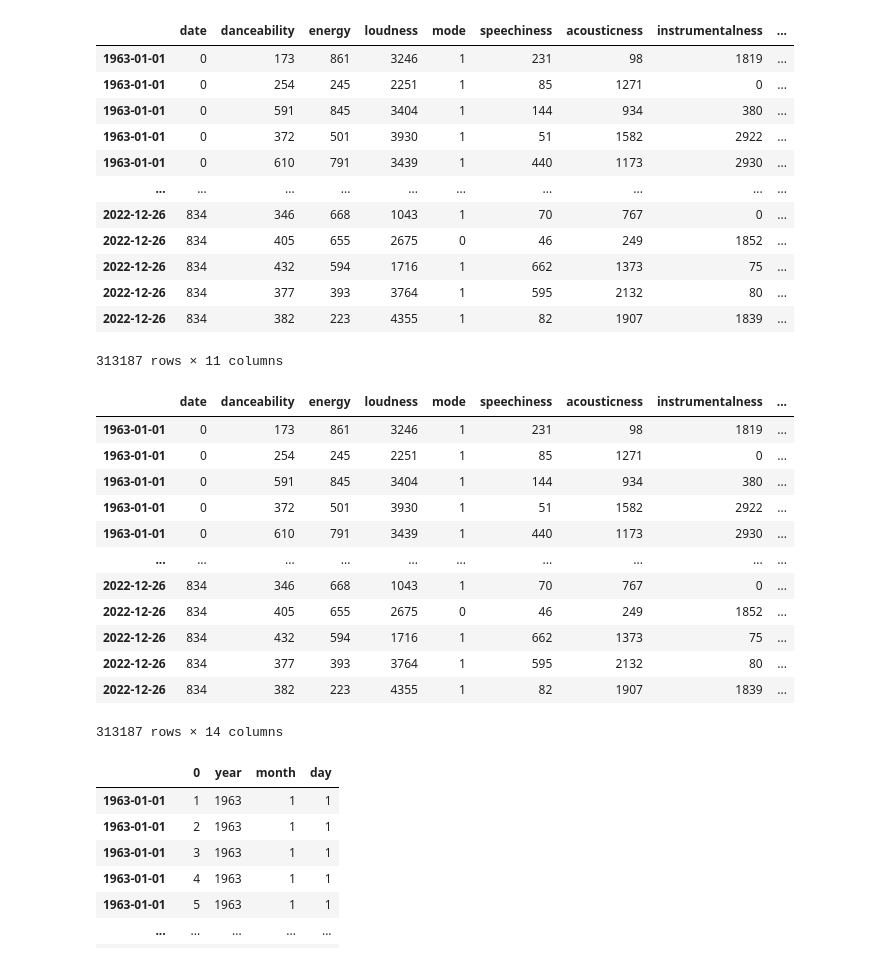
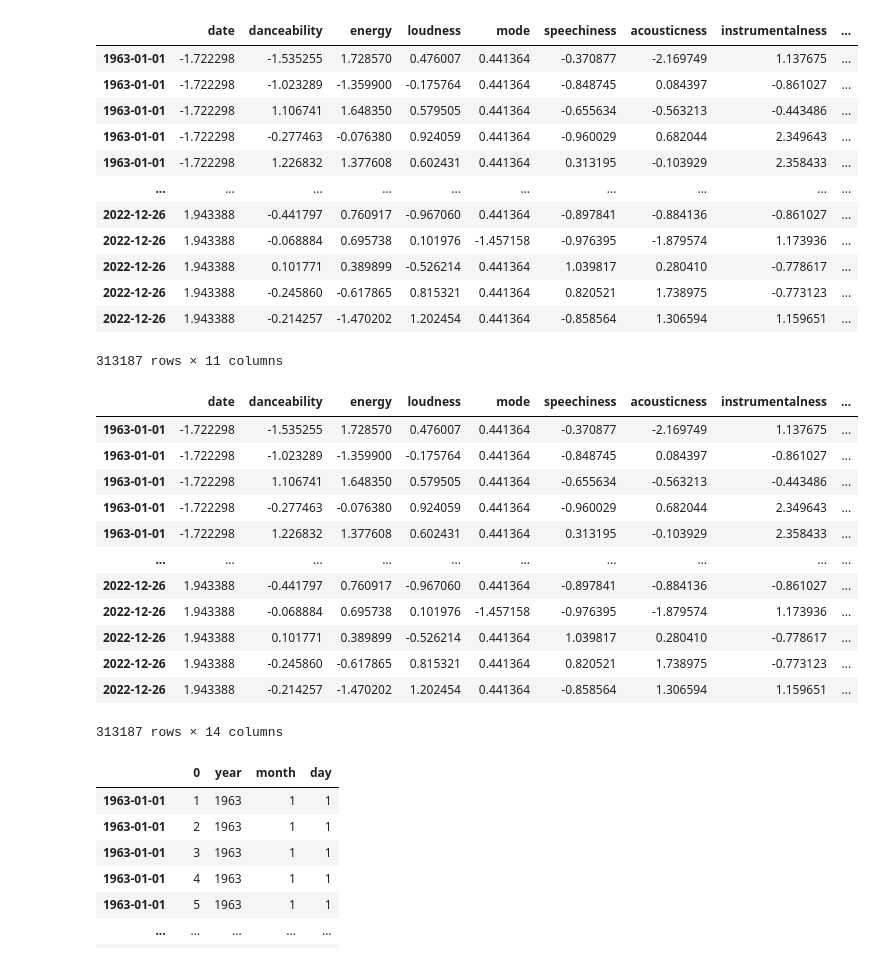
Before and after one commit to CG05/BillboardAnalitics, a Jupyter notebook: modeltest/featureVisualizing.ipynb, the cells around one changed output. Drawn from its saved outputs; the diff is of its cells as text; code cells hidden in the pictures.

```diff
--- a/modeltest/featureVisualizing.ipynb
+++ b/modeltest/featureVisualizing.ipynb
@@ -1,22 +1,22 @@
 # %%
 import pandas as pd
 
-data = pd.read_csv('../data/dataframe_final.csv', index_col=0)
+data = pd.read_csv('../data/dataframe_std.csv', index_col=0)
 label = pd.read_csv('../data/label_final.csv', index_col=0)
 data
 # %% [output]
 |  | date | danceability | energy | loudness | mode | speechiness | acousticness | instrumentalness | ... |
-| 1963-01-01 | 0 | 173 | 861 | 3246 | 1 | 231 | 98 | 1819 | ... |
-| 1963-01-01 | 0 | 254 | 245 | 2251 | 1 | 85 | 1271 | 0 | ... |
-| 1963-01-01 | 0 | 591 | 845 | 3404 | 1 | 144 | 934 | 380 | ... |
-| 1963-01-01 | 0 | 372 | 501 | 3930 | 1 | 51 | 1582 | 2922 | ... |
-| 1963-01-01 | 0 | 610 | 791 | 3439 | 1 | 440 | 1173 | 2930 | ... |
+| 1963-01-01 | -1.722298 | -1.535255 | 1.728570 | 0.476007 | 0.441364 | -0.370877 | -2.169749 | 1.137675 | ... |
+| 1963-01-01 | -1.722298 | -1.023289 | -1.359900 | -0.175764 | 0.441364 | -0.848745 | 0.084397 | -0.861027 | ... |
+| 1963-01-01 | -1.722298 | 1.106741 | 1.648350 | 0.579505 | 0.441364 | -0.655634 | -0.563213 | -0.443486 | ... |
+| 1963-01-01 | -1.722298 | -0.277463 | -0.076380 | 0.924059 | 0.441364 | -0.960029 | 0.682044 | 2.349643 | ... |
+| 1963-01-01 | -1.722298 | 1.226832 | 1.377608 | 0.602431 | 0.441364 | 0.313195 | -0.103929 | 2.358433 | ... |
 | ... | ... | ... | ... | ... | ... | ... | ... | ... | ... |
-| 2022-12-26 | 834 | 346 | 668 | 1043 | 1 | 70 | 767 | 0 | ... |
-| 2022-12-26 | 834 | 405 | 655 | 2675 | 0 | 46 | 249 | 1852 | ... |
-| 2022-12-26 | 834 | 432 | 594 | 1716 | 1 | 662 | 1373 | 75 | ... |
-| 2022-12-26 | 834 | 377 | 393 | 3764 | 1 | 595 | 2132 | 80 | ... |
-| 2022-12-26 | 834 | 382 | 223 | 4355 | 1 | 82 | 1907 | 1839 | ... |
+| 2022-12-26 | 1.943388 | -0.441797 | 0.760917 | -0.967060 | 0.441364 | -0.897841 | -0.884136 | -0.861027 | ... |
+| 2022-12-26 | 1.943388 | -0.068884 | 0.695738 | 0.101976 | -1.457158 | -0.976395 | -1.879574 | 1.173936 | ... |
+| 2022-12-26 | 1.943388 | 0.101771 | 0.389899 | -0.526214 | 0.441364 | 1.039817 | 0.280410 | -0.778617 | ... |
+| 2022-12-26 | 1.943388 | -0.245860 | -0.617865 | 0.815321 | 0.441364 | 0.820521 | 1.738975 | -0.773123 | ... |
+| 2022-12-26 | 1.943388 | -0.214257 | -1.470202 | 1.202454 | 0.441364 | -0.858564 | 1.306594 | 1.159651 | ... |
 313187 rows × 11 columns
 # %%
 # split index's string(YYYY-mm-dd) into year, month, day
@@ -31,17 +31,17 @@ label['day'] = label.index.str.split('-').str[2].astype(int)
 data
 # %% [output]
 |  | date | danceability | energy | loudness | mode | speechiness | acousticness | instrumentalness | ... |
-| 1963-01-01 | 0 | 173 | 861 | 3246 | 1 | 231 | 98 | 1819 | ... |
-| 1963-01-01 | 0 | 254 | 245 | 2251 | 1 | 85 | 1271 | 0 | ... |
-| 1963-01-01 | 0 | 591 | 845 | 3404 | 1 | 144 | 934 | 380 | ... |
-| 1963-01-01 | 0 | 372 | 501 | 3930 | 1 | 51 | 1582 | 2922 | ... |
-| 1963-01-01 | 0 | 610 | 791 | 3439 | 1 | 440 | 1173 | 2930 | ... |
+| 1963-01-01 | -1.722298 | -1.535255 | 1.728570 | 0.476007 | 0.441364 | -0.370877 | -2.169749 | 1.137675 | ... |
+| 1963-01-01 | -1.722298 | -1.023289 | -1.359900 | -0.175764 | 0.441364 | -0.848745 | 0.084397 | -0.861027 | ... |
+| 1963-01-01 | -1.722298 | 1.106741 | 1.648350 | 0.579505 | 0.441364 | -0.655634 | -0.563213 | -0.443486 | ... |
+| 1963-01-01 | -1.722298 | -0.277463 | -0.076380 | 0.924059 | 0.441364 | -0.960029 | 0.682044 | 2.349643 | ... |
+| 1963-01-01 | -1.722298 | 1.226832 | 1.377608 | 0.602431 | 0.441364 | 0.313195 | -0.103929 | 2.358433 | ... |
 | ... | ... | ... | ... | ... | ... | ... | ... | ... | ... |
-| 2022-12-26 | 834 | 346 | 668 | 1043 | 1 | 70 | 767 | 0 | ... |
-| 2022-12-26 | 834 | 405 | 655 | 2675 | 0 | 46 | 249 | 1852 | ... |
-| 2022-12-26 | 834 | 432 | 594 | 1716 | 1 | 662 | 1373 | 75 | ... |
-| 2022-12-26 | 834 | 377 | 393 | 3764 | 1 | 595 | 2132 | 80 | ... |
-| 2022-12-26 | 834 | 382 | 223 | 4355 | 1 | 82 | 1907 | 1839 | ... |
+| 2022-12-26 | 1.943388 | -0.441797 | 0.760917 | -0.967060 | 0.441364 | -0.897841 | -0.884136 | -0.861027 | ... |
+| 2022-12-26 | 1.943388 | -0.068884 | 0.695738 | 0.101976 | -1.457158 | -0.976395 | -1.879574 | 1.173936 | ... |
+| 2022-12-26 | 1.943388 | 0.101771 | 0.389899 | -0.526214 | 0.441364 | 1.039817 | 0.280410 | -0.778617 | ... |
+| 2022-12-26 | 1.943388 | -0.245860 | -0.617865 | 0.815321 | 0.441364 | 0.820521 | 1.738975 | -0.773123 | ... |
+| 2022-12-26 | 1.943388 | -0.214257 | -1.470202 | 1.202454 | 0.441364 | -0.858564 | 1.306594 | 1.159651 | ... |
 313187 rows × 14 columns
 # %%
 label
```
Also changed, not shown: parts of 2 cells of this notebook, 3 other files.
